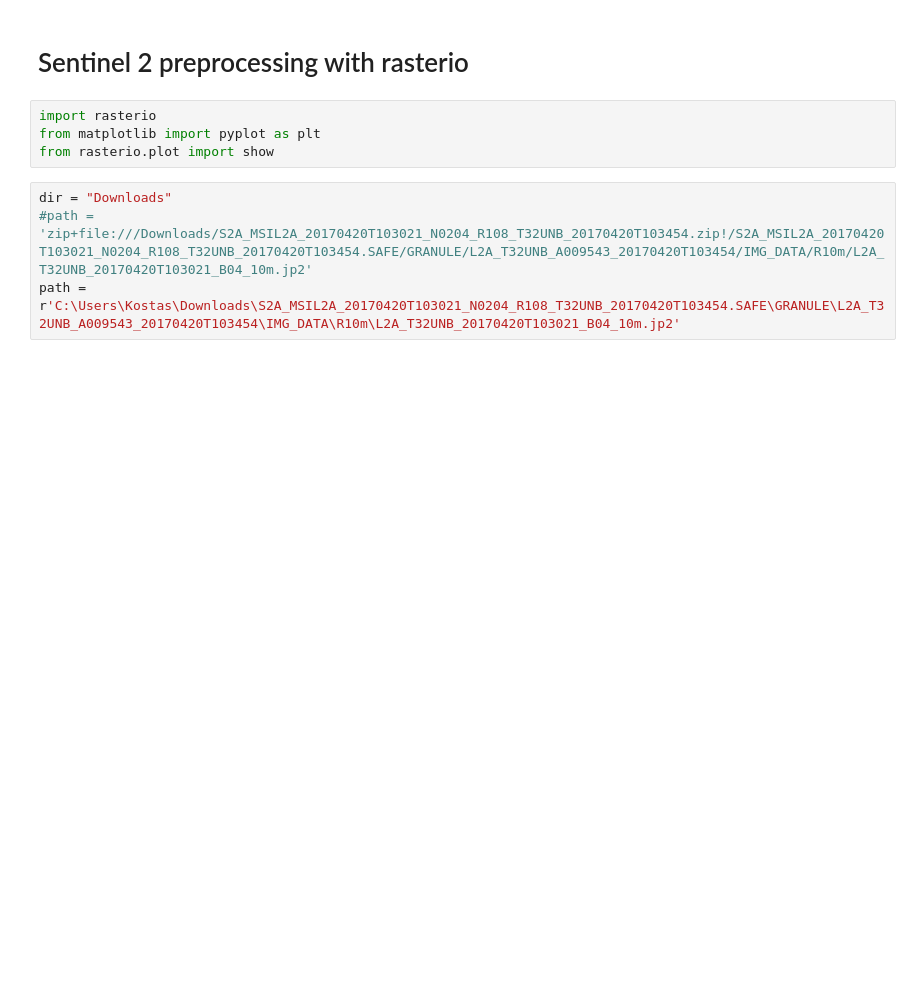
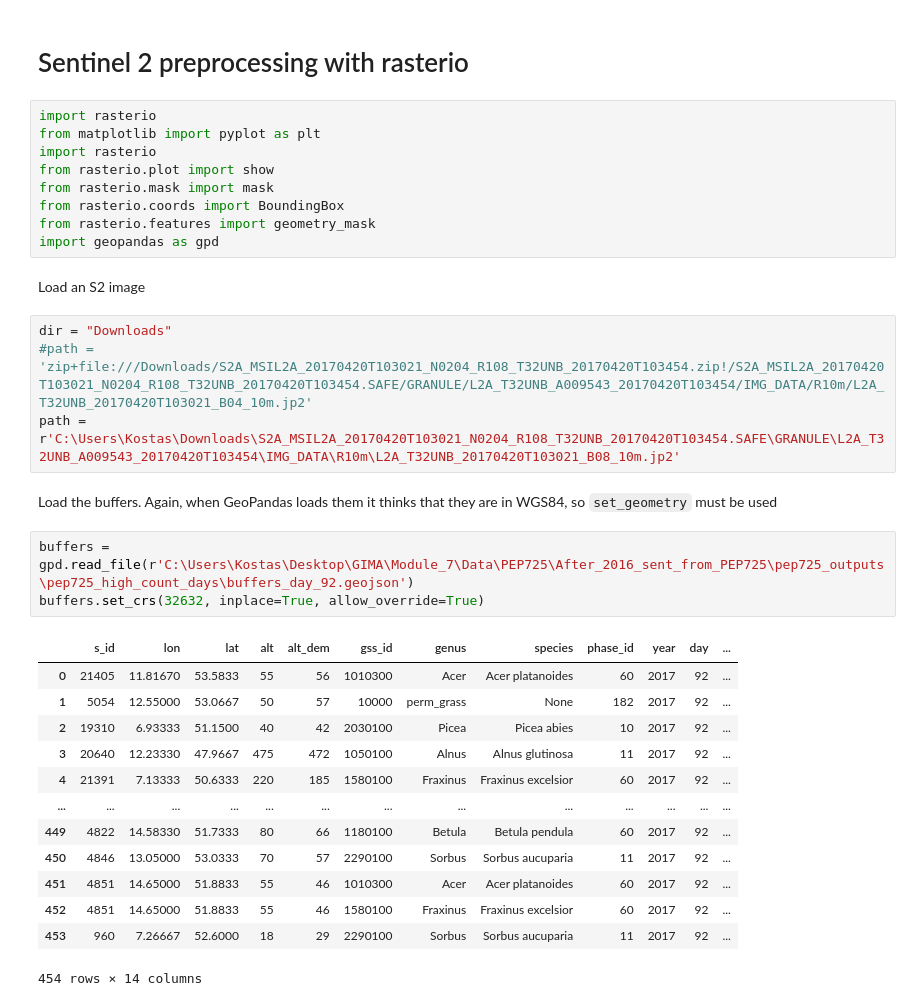
Before and after one commit to Vk0z/vitpheno, a Jupyter notebook: sentinel2_preprocessing.ipynb, the cells around one changed output. Saved outputs shown, nothing was run; the diff lists cells and outputs as text; blank space fills up the shorter version.

```diff
--- a/sentinel2_preprocessing.ipynb
+++ b/sentinel2_preprocessing.ipynb
@@ -3,9 +3,35 @@
 # %%
 import rasterio
 from matplotlib import pyplot as plt
+import rasterio
 from rasterio.plot import show
+from rasterio.mask import mask
+from rasterio.coords import BoundingBox
+from rasterio.features import geometry_mask
+import geopandas as gpd
+# %% [markdown]
+Load an S2 image
 # %%
 dir = "Downloads"
 #path = 'zip+file:///Downloads/S2A_MSIL2A_20170420T103021_N0204_R108_T32UNB_20170420T103454.zip!/S2A_MSIL2A_20170420T103021_N0204_R108_T32UNB_20170420T103454.SAFE/GRANULE/L2A_T32UNB_A009543_20170420T103454/IMG_DATA/R10m/L2A_T32UNB_20170420T103021_B04_10m.jp2'
-path = r'C:\Users\Kostas\Downloads\S2A_MSIL2A_20170420T103021_N0204_R108_T32UNB_20170420T103454.SAFE\GRANULE\L2A_T32UNB_A009543_20170420T103454\IMG_DATA\R10m\L2A_T32UNB_20170420T103021_B04_10m.jp2'
+path = r'C:\Users\Kostas\Downloads\S2A_MSIL2A_20170420T103021_N0204_R108_T32UNB_20170420T103454.SAFE\GRANULE\L2A_T32UNB_A009543_20170420T103454\IMG_DATA\R10m\L2A_T32UNB_20170420T103021_B08_10m.jp2'
+# %% [markdown]
+Load the buffers. Again, when GeoPandas loads them it thinks that they are in WGS84, so `set_geometry` must be used
+# %%
+buffers = gpd.read_file(r'C:\Users\Kostas\Desktop\GIMA\Module_7\Data\PEP725\After_2016_sent_from_PEP725\pep725_outputs\pep725_high_count_days\buffers_day_92.geojson')
+buffers.set_crs(32632, inplace=True, allow_override=True)
+# %% [output]
+|  | s_id | lon | lat | alt | alt_dem | gss_id | genus | species | phase_id | year | day | ... |
+| 0 | 21405 | 11.81670 | 53.5833 | 55 | 56 | 1010300 | Acer | Acer platanoides | 60 | 2017 | 92 | ... |
+| 1 | 5054 | 12.55000 | 53.0667 | 50 | 57 | 10000 | perm_grass | None | 182 | 2017 | 92 | ... |
+| 2 | 19310 | 6.93333 | 51.1500 | 40 | 42 | 2030100 | Picea | Picea abies | 10 | 2017 | 92 | ... |
+| 3 | 20640 | 12.23330 | 47.9667 | 475 | 472 | 1050100 | Alnus | Alnus glutinosa | 11 | 2017 | 92 | ... |
+| 4 | 21391 | 7.13333 | 50.6333 | 220 | 185 | 1580100 | Fraxinus | Fraxinus excelsior | 60 | 2017 | 92 | ... |
+| ... | ... | ... | ... | ... | ... | ... | ... | ... | ... | ... | ... | ... |
+| 449 | 4822 | 14.58330 | 51.7333 | 80 | 66 | 1180100 | Betula | Betula pendula | 60 | 2017 | 92 | ... |
+| 450 | 4846 | 13.05000 | 53.0333 | 70 | 57 | 2290100 | Sorbus | Sorbus aucuparia | 11 | 2017 | 92 | ... |
+| 451 | 4851 | 14.65000 | 51.8833 | 55 | 46 | 1010300 | Acer | Acer platanoides | 60 | 2017 | 92 | ... |
+| 452 | 4851 | 14.65000 | 51.8833 | 55 | 46 | 1580100 | Fraxinus | Fraxinus excelsior | 60 | 2017 | 92 | ... |
+| 453 | 960 | 7.26667 | 52.6000 | 18 | 29 | 2290100 | Sorbus | Sorbus aucuparia | 11 | 2017 | 92 | ... |
+454 rows × 14 columns
 # %%
```
Also changed, not shown: parts of 4 cells of this notebook.
